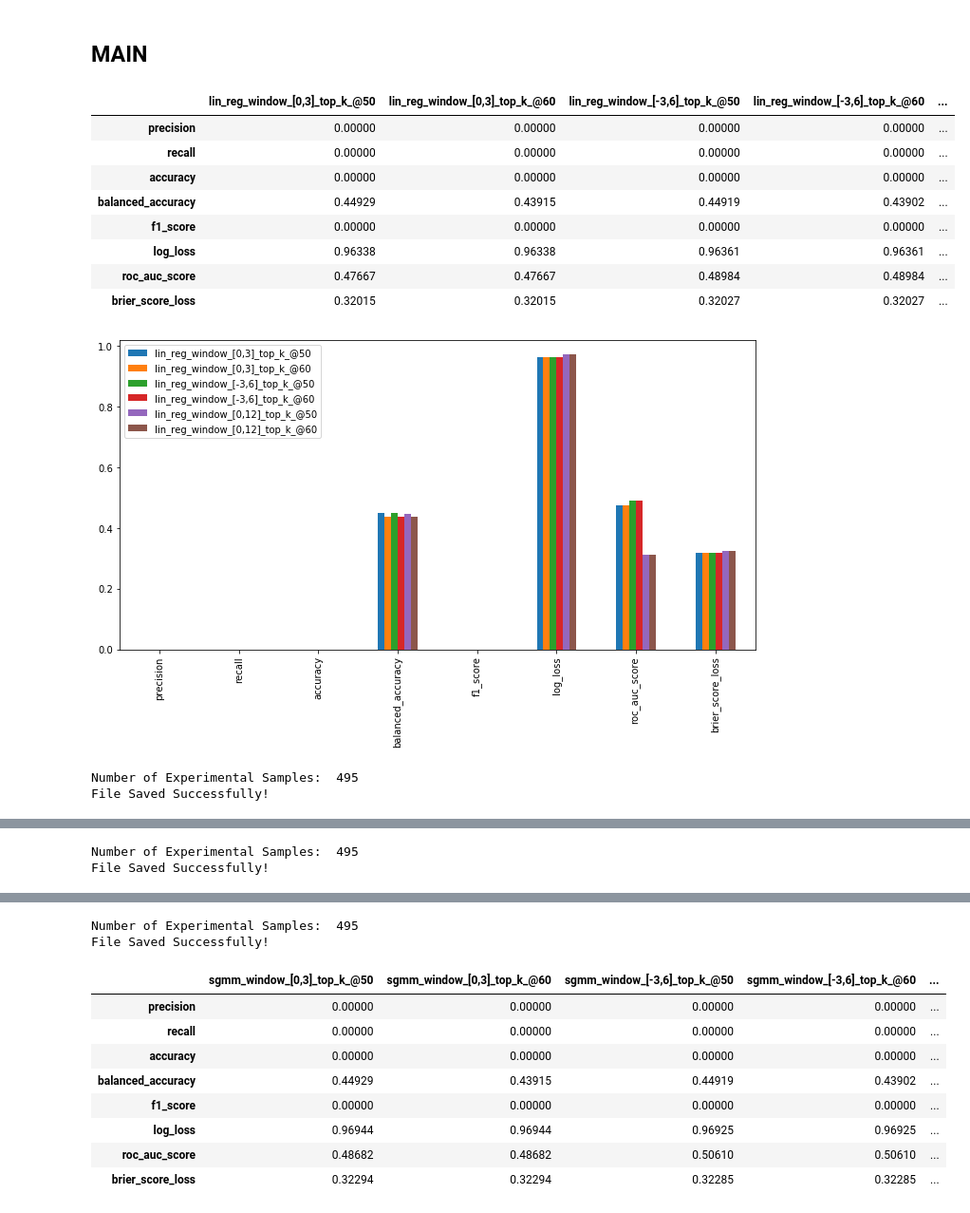
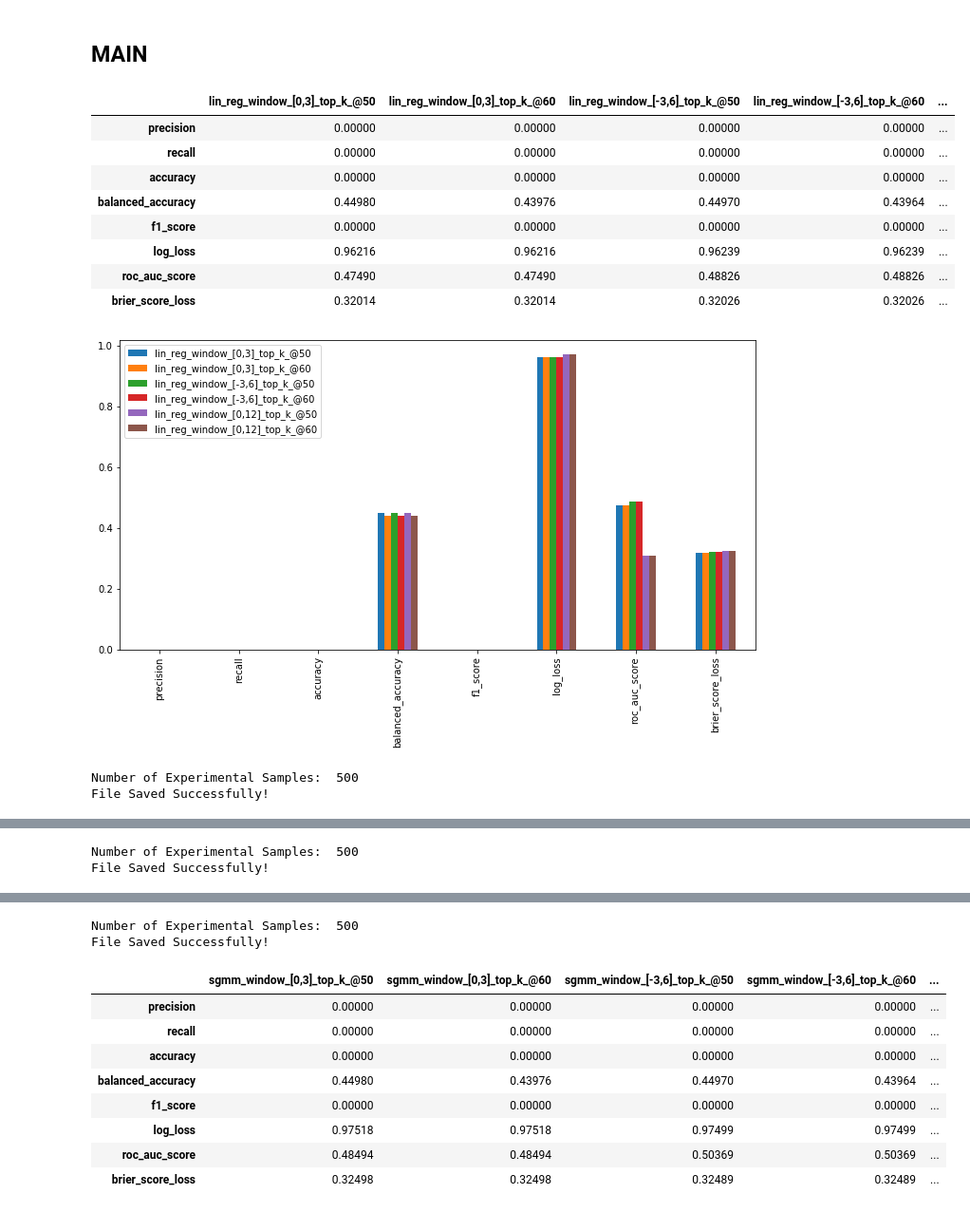
Before and after one commit to nafis-neehal/CDPHP_Evaluation, a Jupyter notebook: notebooks/Evaluation_2.ipynb, the cells around one changed output, grey strips where cells are left out. Shown at 95% size. Saved outputs shown, nothing was run; the diff lists cells and outputs as text; code cells hidden in the pictures.

Commit message:
Bugfix old issue 18. Added dataframe_to_csv for generation

```diff
--- a/notebooks/Evaluation_2.ipynb
+++ b/notebooks/Evaluation_2.ipynb
@@ -53,7 +53,7 @@ def load_configurations():
             'id_column': 'person_id',
             'id_format': int,
             'date_column': 'Date',
-            'date_format': 'ym', #options: 'ym', 'y-m-d', datetime
+            'date_format': 'datetime', #options: 'ym', 'y-m-d', datetime
             'day_to_evaluate': 1 #evaluate on day 1 of each month
         }
 
@@ -118,11 +121,13 @@ def prob_to_bin(target, k):
     return target_bin
 #return local variable, it does not get lost, stays in heap as long as there is a reference to it. O/W garbage collector.
 # %%
+#for evaluation and generation both
 #data = dataframe, file='/relative_path/to/file'
 #mutable obj integrity checked
 def dataframe_to_csv(data, file, append=False, index=False, metadata=None):
 
-        if not np.isnan(metadata["num_samples"]):
+        #for evaluation
+        if metadata is not None:
             if append==True and os.path.exists(file):
                 with open(file, "a", newline='') as csv_file:
                     writer = csv.writer(csv_file)
@@ -135,4 +140,8 @@ def dataframe_to_csv(data, file, append=False, index=False, metadata=None):
                     writer.writerow(["Model Name:",metadata["model_name"]])
                     writer.writerow(["Number of Experimental Samples: ",str(metadata["num_samples"])])
                     data.to_csv(csv_file, index=index, float_format= '%8.5f', mode='a')
+
+        #for generation
+        else:
+            data.to_csv(file, index=False, float_format= '%8.5f', mode='w' )
 # %%
@@ -244,7 +257,7 @@ def evaluate(c_p, c_r, c_e):
         ref_copy[c_r['date_column']] = pd.to_datetime(ref_copy[c_r['date_column']])
         convert_dates_ref(ref_copy, c_r)
 
-    ref_copy['target'] = pd.Series(np.ones(c_r['number_of_samples'], dtype=float))
+    ref_copy['target'] = pd.Series(np.ones(ref_copy.shape[0], dtype=float))
     ref_copy = ref_copy.pivot_table(index=c_r['id_column'], columns=c_r['date_column'], values='target', aggfunc='sum')
     ref_copy = ref_copy.fillna(0)
 
@@ -427,28 +440,28 @@ def present_evaluation(c_e, all_model_evaluations, visual=False, save=False):
 # %%
 #pd.set_option('display.max_rows', None) to show all the rows of a dataframe
 if __name__ == "__main__":
     c_p, c_r, c_e = load_configurations()
-    #generate_synthetic_ground_truth_data(c_p, c_r)
-    #generate_synthetic_prediction_data(c_p)
+    generate_synthetic_ground_truth_data(c_p, c_r)
+    generate_synthetic_prediction_data(c_p)
     all_model_evaluations = evaluate(c_p, c_r, c_e)
 
     '''
     keep visual=True if you want to see data + plots
     keep save=True if you want to save the data into a CSV file
     '''
     present_evaluation(c_e, all_model_evaluations, visual=True, save=True)
 # %% [output]
 |  | lin_reg_window_[0,3]_top_k_@50 | lin_reg_window_[0,3]_top_k_@60 | lin_reg_window_[-3,6]_top_k_@50 | lin_reg_window_[-3,6]_top_k_@60 | ... |
 | precision | 0.00000 | 0.00000 | 0.00000 | 0.00000 | ... |
 | recall | 0.00000 | 0.00000 | 0.00000 | 0.00000 | ... |
 | accuracy | 0.00000 | 0.00000 | 0.00000 | 0.00000 | ... |
-| balanced_accuracy | 0.44929 | 0.43915 | 0.44919 | 0.43902 | ... |
+| balanced_accuracy | 0.44980 | 0.43976 | 0.44970 | 0.43964 | ... |
 | f1_score | 0.00000 | 0.00000 | 0.00000 | 0.00000 | ... |
-| log_loss | 0.96338 | 0.96338 | 0.96361 | 0.96361 | ... |
-| roc_auc_score | 0.47667 | 0.47667 | 0.48984 | 0.48984 | ... |
-| brier_score_loss | 0.32015 | 0.32015 | 0.32027 | 0.32027 | ... |
+| log_loss | 0.96216 | 0.96216 | 0.96239 | 0.96239 | ... |
+| roc_auc_score | 0.47490 | 0.47490 | 0.48826 | 0.48826 | ... |
+| brier_score_loss | 0.32014 | 0.32014 | 0.32026 | 0.32026 | ... |
 [figure]
-Number of Experimental Samples:  495
+Number of Experimental Samples:  500
 File Saved Successfully!
 |  | rand_forest_window_[0,3]_top_k_@50 | rand_forest_window_[0,3]_top_k_@60 | rand_forest_window_[-3,6]_top_k_@50 | rand_forest_window_[-3,6]_top_k_@60 | ... |
 | precision | 0.00000 | 0.00000 | 0.02000 | 0.01667 | ... |
@@ -462,5 +475,5 @@ File Saved Successfully!
 [figure]
-Number of Experimental Samples:  495
+Number of Experimental Samples:  500
 File Saved Successfully!
 |  | xg_boost_window_[0,3]_top_k_@50 | xg_boost_window_[0,3]_top_k_@60 | xg_boost_window_[-3,6]_top_k_@50 | xg_boost_window_[-3,6]_top_k_@60 | ... |
 | precision | 0.00000 | 0.00000 | 0.00000 | 0.00000 | ... |
@@ -474,13 +487,13 @@ File Saved Successfully!
 [figure]
-Number of Experimental Samples:  495
+Number of Experimental Samples:  500
 File Saved Successfully!
 |  | sgmm_window_[0,3]_top_k_@50 | sgmm_window_[0,3]_top_k_@60 | sgmm_window_[-3,6]_top_k_@50 | sgmm_window_[-3,6]_top_k_@60 | ... |
 | precision | 0.00000 | 0.00000 | 0.00000 | 0.00000 | ... |
 | recall | 0.00000 | 0.00000 | 0.00000 | 0.00000 | ... |
 | accuracy | 0.00000 | 0.00000 | 0.00000 | 0.00000 | ... |
-| balanced_accuracy | 0.44929 | 0.43915 | 0.44919 | 0.43902 | ... |
+| balanced_accuracy | 0.44980 | 0.43976 | 0.44970 | 0.43964 | ... |
 | f1_score | 0.00000 | 0.00000 | 0.00000 | 0.00000 | ... |
-| log_loss | 0.96944 | 0.96944 | 0.96925 | 0.96925 | ... |
-| roc_auc_score | 0.48682 | 0.48682 | 0.50610 | 0.50610 | ... |
-| brier_score_loss | 0.32294 | 0.32294 | 0.32285 | 0.32285 | ... |
+| log_loss | 0.97518 | 0.97518 | 0.97499 | 0.97499 | ... |
+| roc_auc_score | 0.48494 | 0.48494 | 0.50369 | 0.50369 | ... |
+| brier_score_loss | 0.32498 | 0.32498 | 0.32489 | 0.32489 | ... |
 [figure]
```
Also changed, not shown: parts of 8 cells of this notebook, 3 other files.
